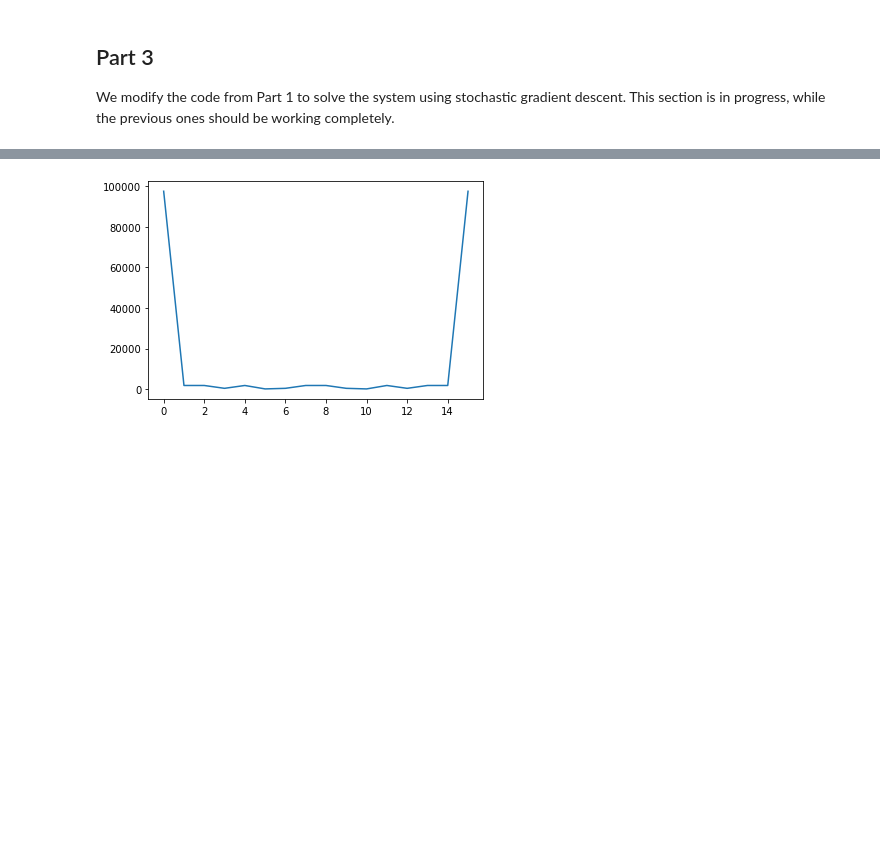
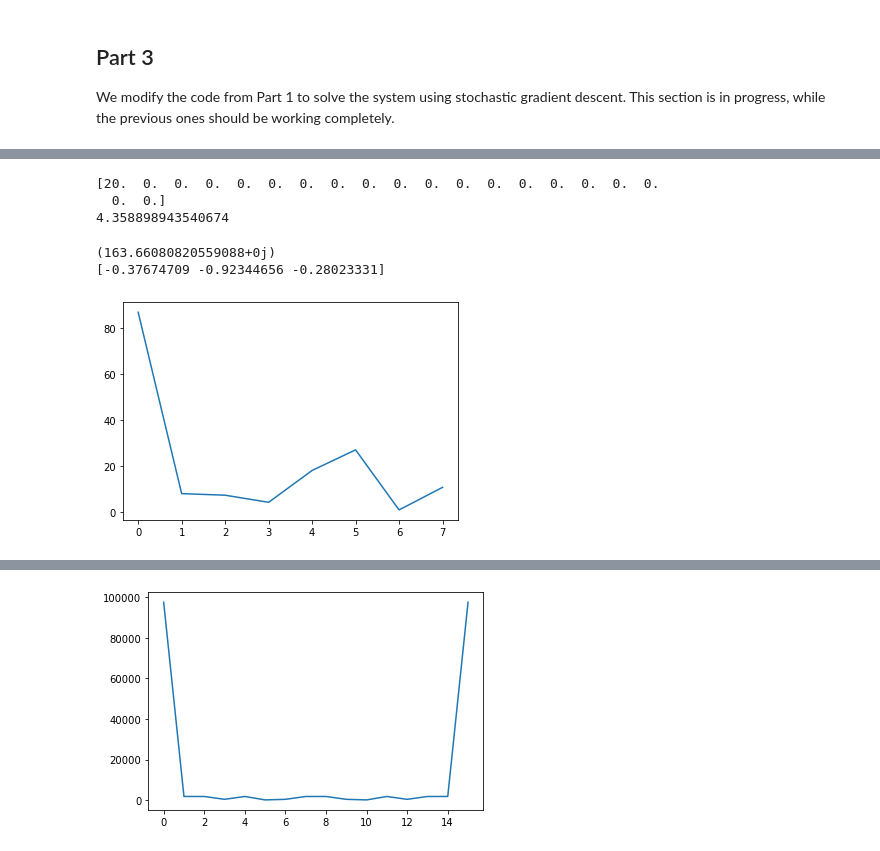
Before and after one commit to FilipMiljevic/Phy_571_project, a Jupyter notebook: N_spins.ipynb, the cells around one changed output, grey strips where cells are left out. Drawn from its saved outputs; the diff is of its cells as text; code cells hidden in the pictures; blank space fills up the shorter version.

```diff
--- a/N_spins.ipynb
+++ b/N_spins.ipynb
@@ -409,0 +600,11 @@ E =  -3.9999984321498396
+# %%
+N_std = 10
+N_steps = 10000
+E = np.zeros(N_std)
+for i in range(N_std):
+    E[i] = avg_energy_mc_efficient(w, N_steps)[0]
+E_mc_efficient = np.average(E)
+print('Std dev = ', np.std(E))
+print('E = ', np.average(E))
+print('E_exact = ', E_exact)
+print(E_mc_efficient - 2 * np.std(E))
@@ -410,3 +626,12 @@ E =  -3.9999984321498396
+# %%
+a = np.zeros(20)
+a[0] = 20
+print(a)
+print(np.std(a))
+# %% [output]
+[20.  0.  0.  0.  0.  0.  0.  0.  0.  0.  0.  0.  0.  0.  0.  0.  0.  0.
+  0.  0.]
+4.358898943540674
 # %%
 def plot_psi_M_probability(w, boltzmann):
     a, b, W = w[0], w[1], w[2]
@@ -414,7 +639,29 @@ def plot_psi_M_probability(w, boltzmann):
     p = np.zeros(len(S), dtype = 'complex')
     for i in range(len(S)):
 #         print(s)
-        p[i] = np.real(np.transpose(np.conjugate(boltzmann.psi_M(S[i], w))) * boltzmann.psi_M(S[i], w))
+#         p[i] = np.real(np.transpose(np.conjugate(boltzmann.psi_M(S[i], w))) * boltzmann.psi_M(S[i], w))
+        p[i] = np.absolute(boltzmann.psi_M(S[i], w))
+#         p[i] = np.transpose(np.conjugate(boltzmann.psi_M(S[i], w))) * boltzmann.psi_M(S[i], w)
 #         print(p[i])
-    plt.plot(p)
+#     for i in range(len(p)):
+#         p[i] /= sum(p)
+    plt.plot(p[:])
     return p
+# %%
+########### INITIALIZATION ########################
+n = 3
+S = generate_spins(n)
+a = np.random.rand(n) * rnd.choice([-1, 1])
+b = np.random.rand(n) * rnd.choice([-1, 1])
+W = (np.random.rand(n,n) + 1j * np.random.rand(n,n)) * rnd.choice([-1, 1])
+w = a, b, W
+h = 1
+boltzmann = Boltzmann_N_spins(hamiltonian, n)
+########### INITIALIZATION ########################
+p = plot_psi_M_probability(w, boltzmann)
+print(sum(p))
+print(a)
+# %% [output]
+(163.66080820559088+0j)
+[-0.37674709 -0.92344656 -0.28023331]
+[figure, added]
```
Also changed, not shown: parts of 16 cells of this notebook.
